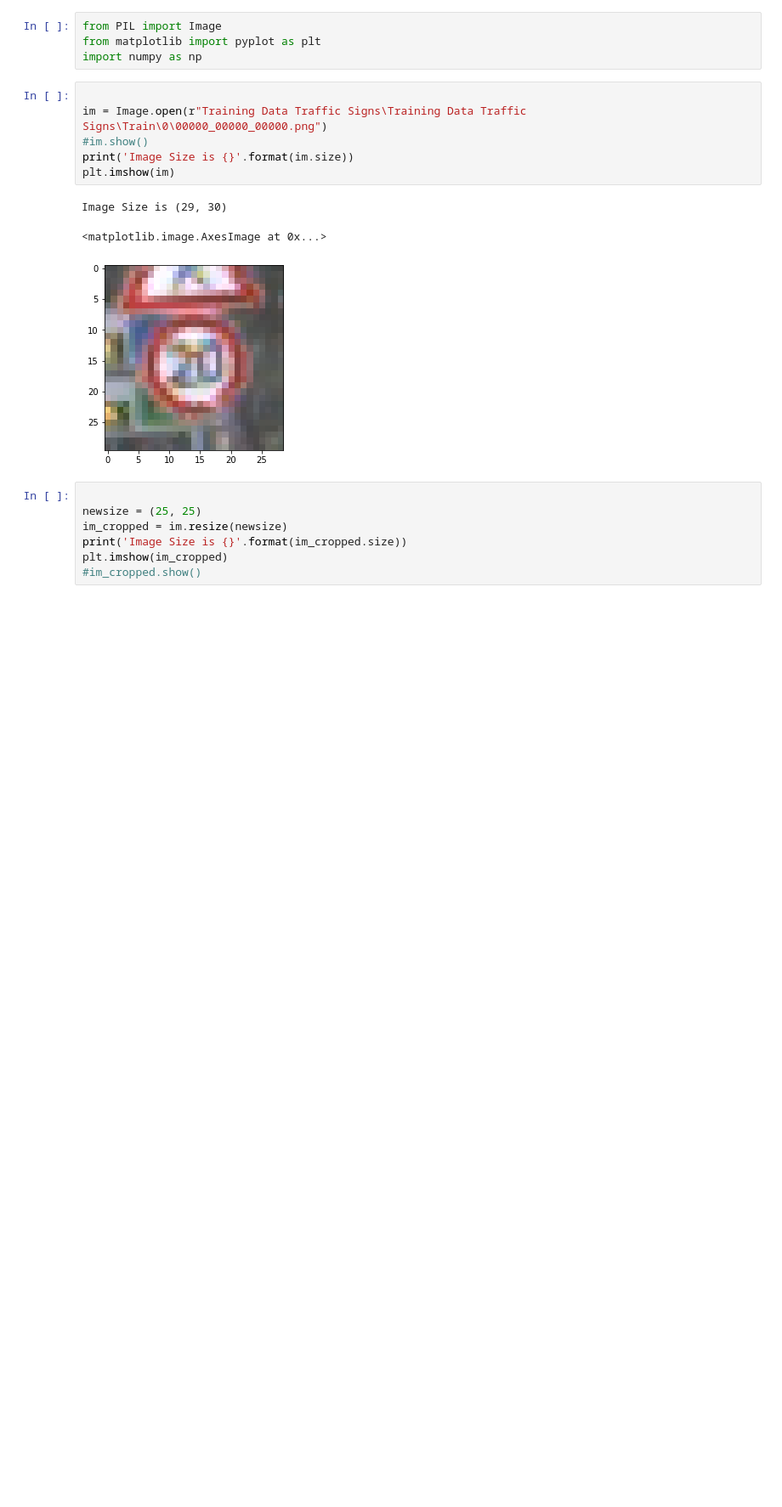
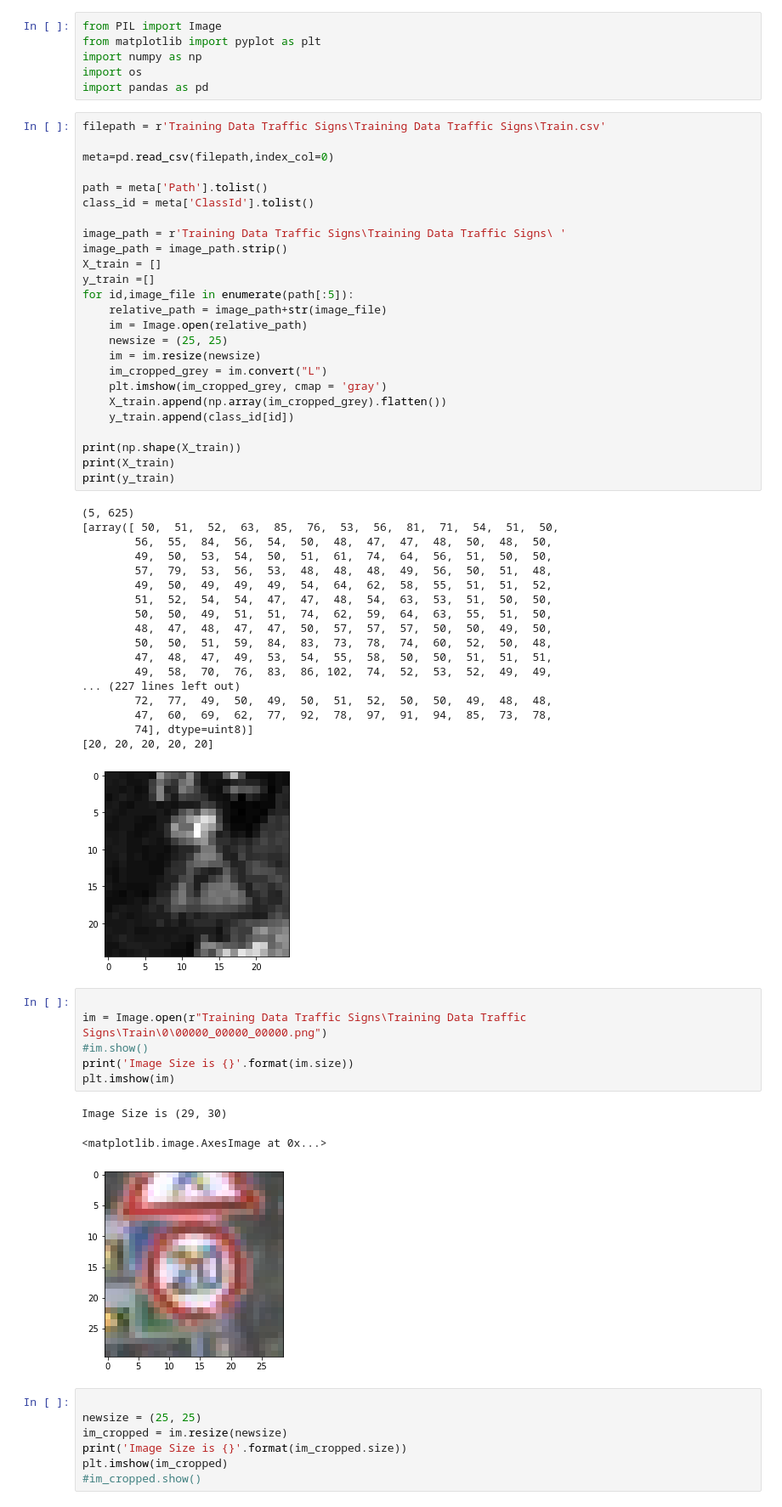
Before and after one commit to Elfikk/AI_Summit2022, a Jupyter notebook: ai.ipynb, the cells around one changed output. Shown: that part at 85% size. Drawn from its saved outputs; the diff is of its cells as text; blank space fills up the shorter version.

```diff
--- a/ai.ipynb
+++ b/ai.ipynb
@@ -2,6 +2,52 @@
 from PIL import Image
 from matplotlib import pyplot as plt
 import numpy as np
+import os
+import pandas as pd
+# %%
+filepath = r'Training Data Traffic Signs\Training Data Traffic Signs\Train.csv'
+
+meta=pd.read_csv(filepath,index_col=0)
+
+path = meta['Path'].tolist()
+class_id = meta['ClassId'].tolist()
+
+image_path = r'Training Data Traffic Signs\Training Data Traffic Signs\ '
+image_path = image_path.strip()
+X_train = []
+y_train =[]
+for id,image_file in enumerate(path[:5]):
+    relative_path = image_path+str(image_file)
+    im = Image.open(relative_path)
+    newsize = (25, 25)
+    im = im.resize(newsize)
+    im_cropped_grey = im.convert("L")
+    plt.imshow(im_cropped_grey, cmap = 'gray')
+    X_train.append(np.array(im_cropped_grey).flatten())
+    y_train.append(class_id[id])
+
+print(np.shape(X_train))
+print(X_train)
+print(y_train)
+# %% [output]
+(5, 625)
+[array([ 50,  51,  52,  63,  85,  76,  53,  56,  81,  71,  54,  51,  50,
+        56,  55,  84,  56,  54,  50,  48,  47,  47,  48,  50,  48,  50,
+        49,  50,  53,  54,  50,  51,  61,  74,  64,  56,  51,  50,  50,
+        57,  79,  53,  56,  53,  48,  48,  48,  49,  56,  50,  51,  48,
+        49,  50,  49,  49,  49,  54,  64,  62,  58,  55,  51,  51,  52,
+        51,  52,  54,  54,  47,  47,  48,  54,  63,  53,  51,  50,  50,
+        50,  50,  49,  51,  51,  74,  62,  59,  64,  63,  55,  51,  50,
+        48,  47,  48,  47,  47,  50,  57,  57,  57,  50,  50,  49,  50,
+        50,  50,  51,  59,  84,  83,  73,  78,  74,  60,  52,  50,  48,
+        47,  48,  47,  49,  53,  54,  55,  58,  50,  50,  51,  51,  51,
+        49,  58,  70,  76,  83,  86, 102,  74,  52,  53,  52,  49,  49,
+... (227 lines left out)
+        72,  77,  49,  50,  49,  50,  51,  52,  50,  50,  49,  48,  48,
+        47,  60,  69,  62,  77,  92,  78,  97,  91,  94,  85,  73,  78,
+        74], dtype=uint8)]
+[20, 20, 20, 20, 20]
+[figure, added]
 # %%
 
 im = Image.open(r"Training Data Traffic Signs\Training Data Traffic Signs\Train\0\00000_00000_00000.png")
```
Also changed, not shown: parts of 1 cell of this notebook.
